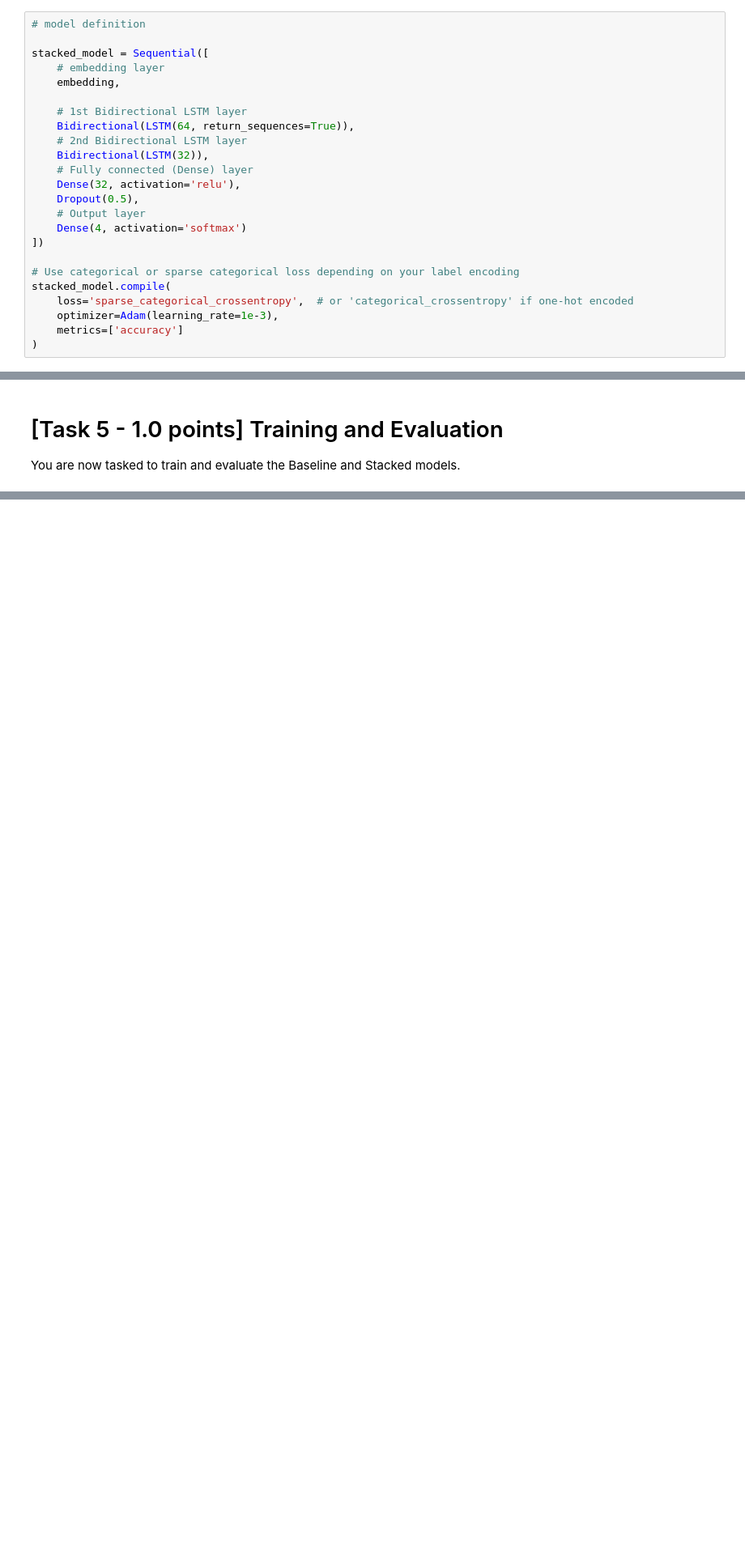
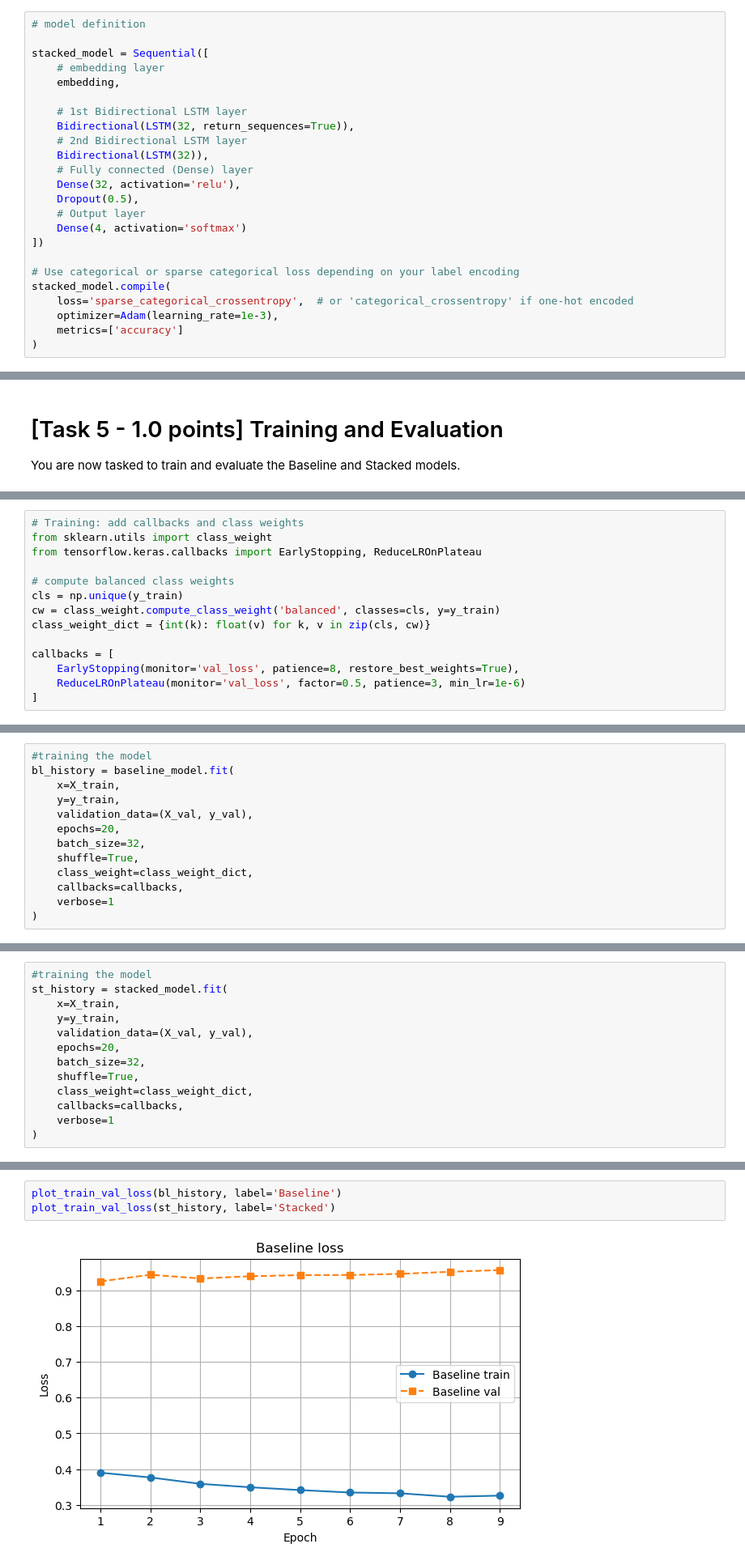
Before and after one commit to antodale/Assignments_NLP_torroni_2025, a Jupyter notebook: Assignment1-2526.ipynb, the cells around one changed output, grey strips where cells are left out. Shown: that part at 81% size. Saved outputs shown, nothing was run; the diff lists cells and outputs as text; blank space fills up the shorter version.

Commit message:
model is overfitting. probably due to unknown words in validation set

```diff
--- a/Assignment1-2526.ipynb
+++ b/Assignment1-2526.ipynb
@@ -625,7 +680,7 @@ stacked_model = Sequential([
     embedding,
 
     # 1st Bidirectional LSTM layer
-    Bidirectional(LSTM(64, return_sequences=True)),
+    Bidirectional(LSTM(32, return_sequences=True)),
     # 2nd Bidirectional LSTM layer
     Bidirectional(LSTM(32)),
     # Fully connected (Dense) layer
@@ -682,0 +845,14 @@ You are now tasked to train and evaluate the Baseline and Stacked models.
+# %%
+# Training: add callbacks and class weights
+from sklearn.utils import class_weight
+from tensorflow.keras.callbacks import EarlyStopping, ReduceLROnPlateau
+
+# compute balanced class weights
+cls = np.unique(y_train)
+cw = class_weight.compute_class_weight('balanced', classes=cls, y=y_train)
+class_weight_dict = {int(k): float(v) for k, v in zip(cls, cw)}
+
+callbacks = [
+    EarlyStopping(monitor='val_loss', patience=8, restore_best_weights=True),
+    ReduceLROnPlateau(monitor='val_loss', factor=0.5, patience=3, min_lr=1e-6)
+]
@@ -682,0 +885,13 @@ You are now tasked to train and evaluate the Baseline and Stacked models.
+# %%
+#training the model
+bl_history = baseline_model.fit(
+    x=X_train,
+    y=y_train,
+    validation_data=(X_val, y_val),
+    epochs=20,
+    batch_size=32,
+    shuffle=True,
+    class_weight=class_weight_dict,
+    callbacks=callbacks,
+    verbose=1
+)
@@ -682,0 +917,13 @@ You are now tasked to train and evaluate the Baseline and Stacked models.
+# %%
+#training the model
+st_history = stacked_model.fit(
+    x=X_train,
+    y=y_train,
+    validation_data=(X_val, y_val),
+    epochs=20,
+    batch_size=32,
+    shuffle=True,
+    class_weight=class_weight_dict,
+    callbacks=callbacks,
+    verbose=1
+)
@@ -682,0 +947,5 @@ You are now tasked to train and evaluate the Baseline and Stacked models.
+# %%
+plot_train_val_loss(bl_history, label='Baseline')
+plot_train_val_loss(st_history, label='Stacked')
+# %% [output]
+[figure, added]
```
Also changed, not shown: parts of 24 cells of this notebook.
